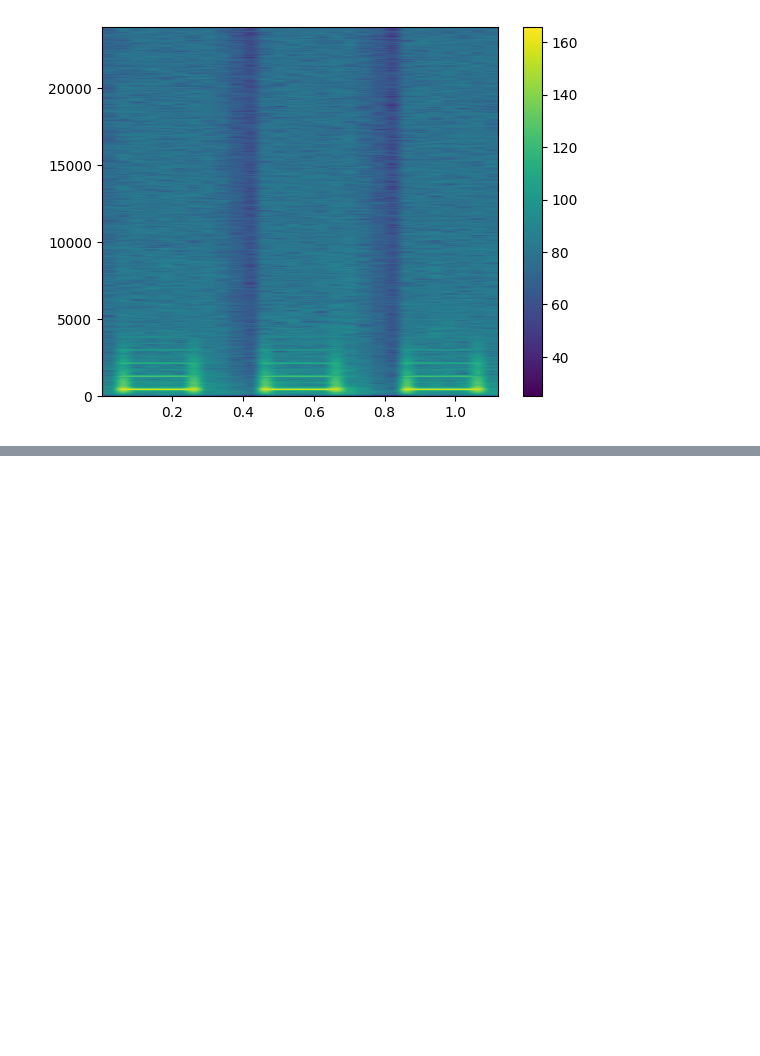
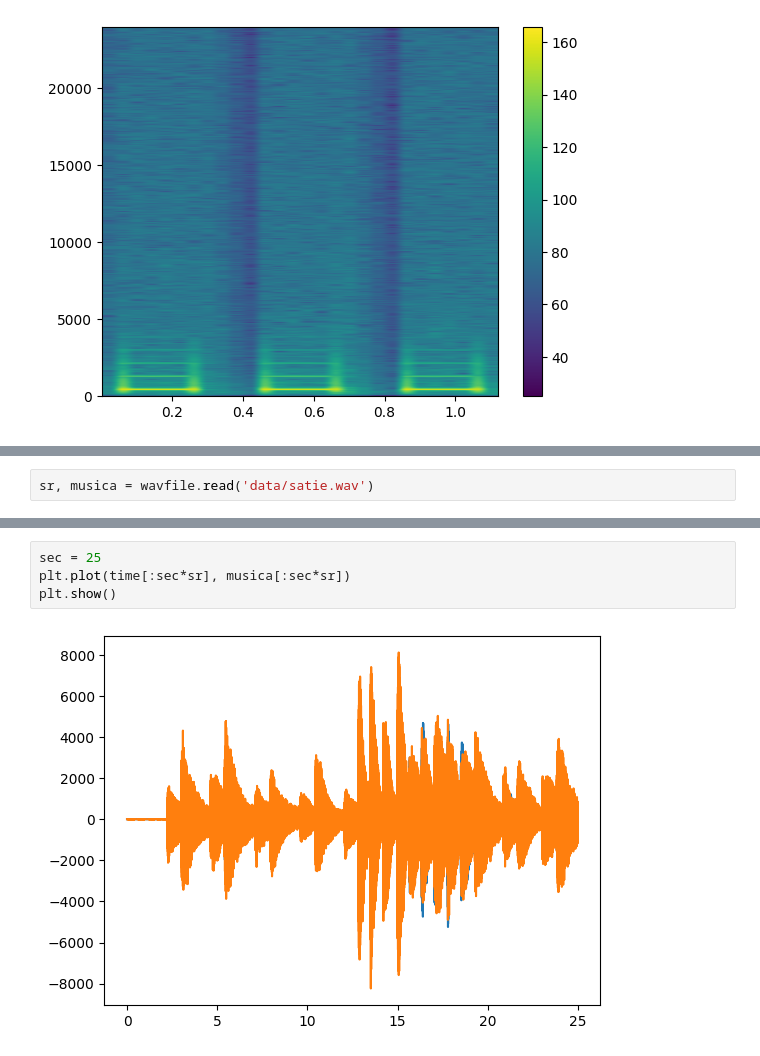
Before and after one commit to andresroliveira/FourierAnalysis, a Jupyter notebook: notebook.ipynb, the cells around one changed output, grey strips where cells are left out. Saved outputs shown, nothing was run; the diff lists cells and outputs as text; blank space fills up the shorter version.

```diff
--- a/notebook.ipynb
+++ b/notebook.ipynb
@@ -115,0 +119,2 @@ plt.show()
+# %%
+sr, musica = wavfile.read('data/satie.wav')
@@ -115,0 +135,6 @@ plt.show()
+# %%
+sec = 25
+plt.plot(time[:sec*sr], musica[:sec*sr])
+plt.show()
+# %% [output]
+[figure, added]
```
Also changed, not shown: parts of 5 cells of this notebook.
